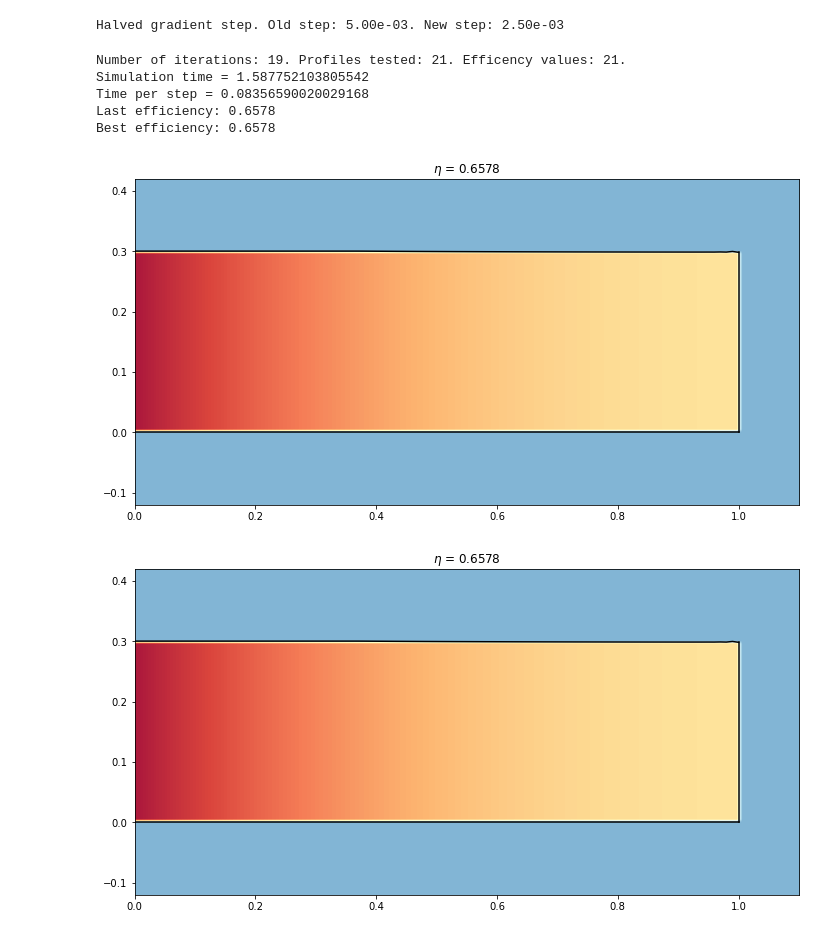
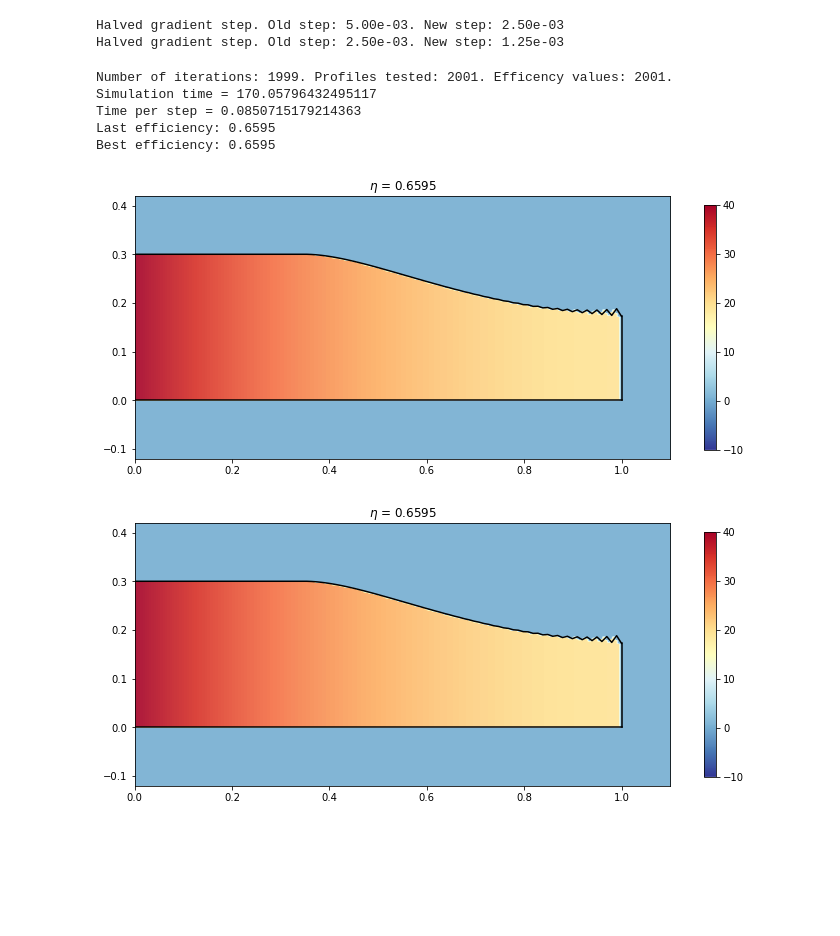
Before and after one commit to TmsRC/refrigerated-duct, a Jupyter notebook: Project1_FinOptimization/interactiveVersion.ipynb, the cells around one changed output. Saved outputs shown, nothing was run; the diff lists cells and outputs as text; code cells hidden in the pictures; blank space fills up the shorter version.

Commit message:
Modify interactive version for fully implemented evolution with heatmap

```diff
--- a/Project1_FinOptimization/interactiveVersion.ipynb
+++ b/Project1_FinOptimization/interactiveVersion.ipynb
@@ -14,7 +14,7 @@ B0 = 0.3 # thickness of the fin above reference axis
 B1 = 0 # thickness of the fin below reference axis
 
 # Simulation params
-N_max = 20
+N_max = 2000
 save_freq = max(N_max//50,1) # frequency for saving profiles for display
 
 nodes = 100
@@ -149,8 +149,9 @@ def plot_profile_with_temp(top_profile,bottom_profile,thetas,filename,eta,save=T
 
     Z2,extent = generate_grid(top_profile,bottom_profile,thetas)
     im2 = plt.imshow(Z2, cmap='RdYlBu_r', alpha=.9, interpolation='bilinear',
-                 extent=extent, vmin = -10, vmax = 40)
+                 extent=extent, vmin = -theta_B/4, vmax = theta_B)
 
+    plt.colorbar(im2,shrink=0.75)
     plt.title('$\eta$ = {:.4f}'.format(eta))
     plt.ylim(B1-0.12,0.42)
     if save:
@@ -161,25 +162,29 @@ def generate_grid(current_profile,bottom_profile,thetas):
 
     dy = dx
 
-    x = np.linspace(0, L*1.1, int(nodes*1.1) )
-    y = np.linspace(B1-0.12,0.42, int(1.1*nodes) )
+    x = np.linspace(0, L*1.1, int(2*1.1*nodes) )
+    y = np.linspace(B1-0.12,0.42, int(2*1.1*nodes) )
 
     thetas_new = np.zeros(len(x))
-    thetas_new[:len(thetas)] = thetas
+    thetas_new[:2*len(thetas):2] = thetas
+#     print(len(thetas_new),len(thetas_new[:2*len(thetas)-2:2]),len(thetas_new[1:2*len(thetas)-2:2]),len(thetas[1:]),len(thetas[:-1]))
+    thetas_new[1:2*len(thetas)-2:2] = (thetas[1:]+thetas[:-1])/2
 
     top = np.zeros(len(x))
-    top[:len(current_profile)] = current_profile
+    top[:2*len(current_profile):2] = current_profile
+    top[1:2*len(current_profile)-2:2] = (current_profile[1:]+current_profile[:-1])/2
     bottom = np.zeros(len(x))
-    bottom[:len(bottom_profile)] = bottom_profile
+    bottom[1:2*len(bottom_profile):2] = bottom_profile
+    bottom[1:2*len(bottom_profile)-2:2] = (bottom_profile[1:]+bottom_profile[:-1])/2
 
     extent = np.min(x), np.max(x), np.min(y), np.max(y)
-    X, Y = np.meshgrid(x, y)
-    Z2 = numerical_heatmap(X, Y,top,bottom,thetas_new)
+    X, Y = np.meshgrid(x, y[::-1])
+    Z2 = numerical_heatmap(X,Y,top,bottom,thetas_new)
 
     return Z2, extent
 
 def numerical_heatmap(x, y, top, bottom, thetas):
-    return (x<L)*( y<top )*(y>bottom)*thetas
+    return (x<=L)*( y<=top )*(y>=bottom)*thetas
 # %%
 # Example calculations
 
@@ -316,31 +321,45 @@ N_max = iteration
 end_time = time.time()
 # %% [output]
 Halved gradient step. Old step: 5.00e-03. New step: 2.50e-03
+Halved gradient step. Old step: 2.50e-03. New step: 1.25e-03
 # %%
 print( "Number of iterations: {}. Profiles tested: {}. Efficency values: {}.".format(N_max,len(profiles),len(etas)) )
 print('Simulation time = ' + str(end_time-start_time) )
 print('Time per step = ' + str( (end_time-start_time)/N_max ) )
 
 # Plotting results
+
+
+def generate_progression_gif(): # Need to check this function. Bad coding practice
+    with imageio.get_writer('optimization_evolution.gif', mode='I') as writer:
+        for i in range(0,N_max,save_freq):
+            img = plot_profile_with_temp(profiles[i],bottom_profile,thetas_log[i],'',etas[i],save=False)
+            plt.savefig(str(i),bbox_inches='tight',transparent=False,facecolor='white')
+            plt.close(img)
+            image = imageio.imread(str(i)+".png")
+            writer.append_data(image)
+            os.remove(str(i)+".png")
 
 
 # plot_profile(current_profile,'last_iteration.png',eta,False)
 plot_profile_with_temp(current_profile,bottom_profile,thetas,'h',eta,save=False)
 print("Last efficiency: {:.4f}".format(eta))
 # print(current_profile)
 
 eta = np.amax(etas)
 index = np.argmax(etas)
 # plot_profile(profiles[index],'best_iteration.png',eta, False)
 plot_profile_with_temp(current_profile,bottom_profile,thetas,'h',eta,save=False)
 
 print("Best efficiency: {:.4f}".format(eta))
 # print(profiles[index])
+
+generate_progression_gif()
 # %% [output]
-Number of iterations: 19. Profiles tested: 21. Efficency values: 21.
-Simulation time = 1.587752103805542
-Time per step = 0.08356590020029168
-Last efficiency: 0.6578
-Best efficiency: 0.6578
+Number of iterations: 1999. Profiles tested: 2001. Efficency values: 2001.
+Simulation time = 170.05796432495117
+Time per step = 0.0850715179214363
+Last efficiency: 0.6595
+Best efficiency: 0.6595
-[figure, old version]
+[figure, new version]
-[figure, old version]
+[figure, new version]
```
